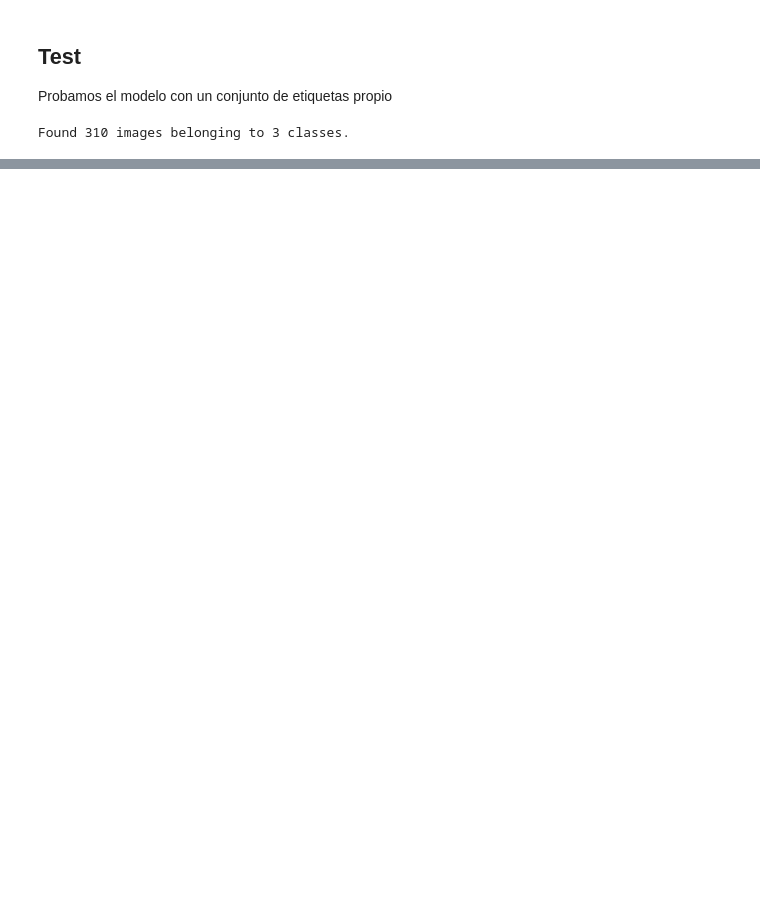
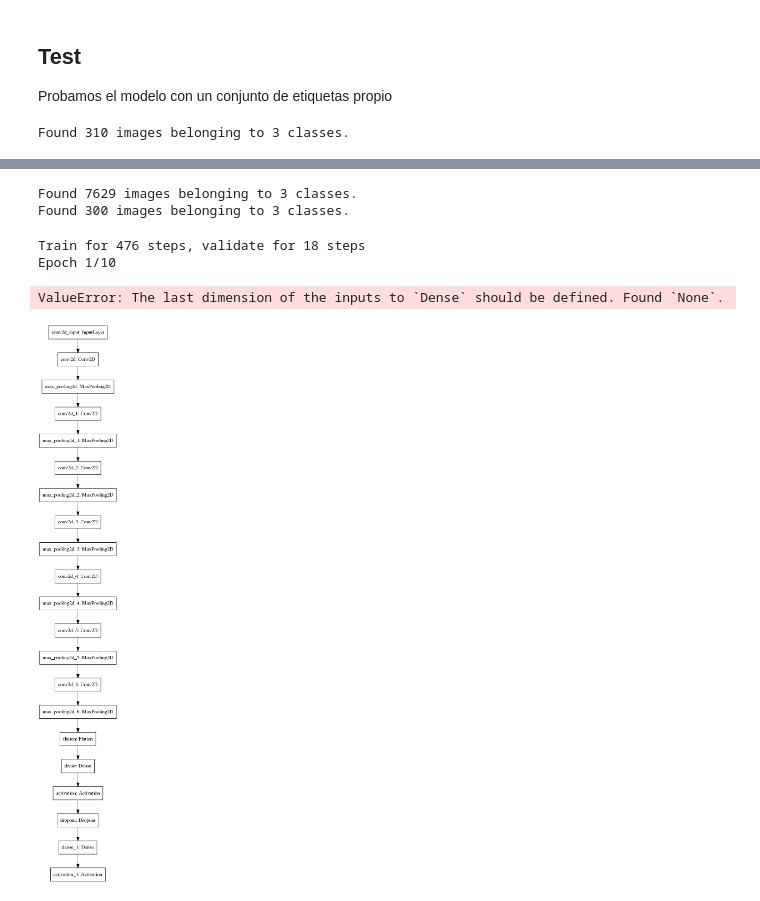
Before and after one commit to NicolasPrr/Inteligentesv2, a Jupyter notebook: more_train.ipynb, the cells around one changed output, grey strips where cells are left out. Drawn from its saved outputs; the diff is of its cells as text; code cells hidden in the pictures; blank space fills up the shorter version.

Commit message:
more train

```diff
--- a/more_train.ipynb
+++ b/more_train.ipynb
@@ -237,0 +343,52 @@ plt.imshow(np.asarray(image))
+# %%
+train_datagen = ImageDataGenerator(
+    rescale=1. / 255,
+    horizontal_flip=True,
+    vertical_flip=True,
+    brightness_range=[0.2,0.8],
+    rotation_range=90,
+)
+
+
+# this is the augmentation configuration we will use for testing:
+# only rescaling
+test_datagen = ImageDataGenerator(rescale=1. / 255)
+
+
+train_generator = train_datagen.flow_from_directory(
+    train_dir,
+    target_size=(width, height),
+    batch_size=batch_size,
+    class_mode='categorical')
+
+validation_generator = test_datagen.flow_from_directory(
+    dev_dir,
+    target_size=(width, height),
+    batch_size=batch_size,
+    class_mode='categorical')
+# %% [output]
+Found 7629 images belonging to 3 classes.
+Found 300 images belonging to 3 classes.
+# %%
+cnn_new.compile(loss='categorical_crossentropy', optimizer='Adam', metrics = ['accuracy', 'mean_squared_error'])
+history = cnn_new.fit_generator(
+        train_generator,
+        steps_per_epoch=steps,
+        epochs=epochs,
+        validation_data=validation_generator,
+        validation_steps=nb_validation_samples // batch_size,
+        use_multiprocessing=True,
+        workers = 8
+    )
+# %% [output]
+Train for 476 steps, validate for 18 steps
+Epoch 1/10
+ValueError: The last dimension of the inputs to `Dense` should be defined. Found `None`.
+# %%
+from keras.utils.vis_utils import plot_model
+
+tf.keras.utils.plot_model(cnn_new, "plot_models/second_model.png")
+
+#plot_model(cnn, to_file='model_plot_init.png')
+# %% [output]
+[figure, added]
```
Also changed, not shown: parts of 13 cells of this notebook, 5 other files.
